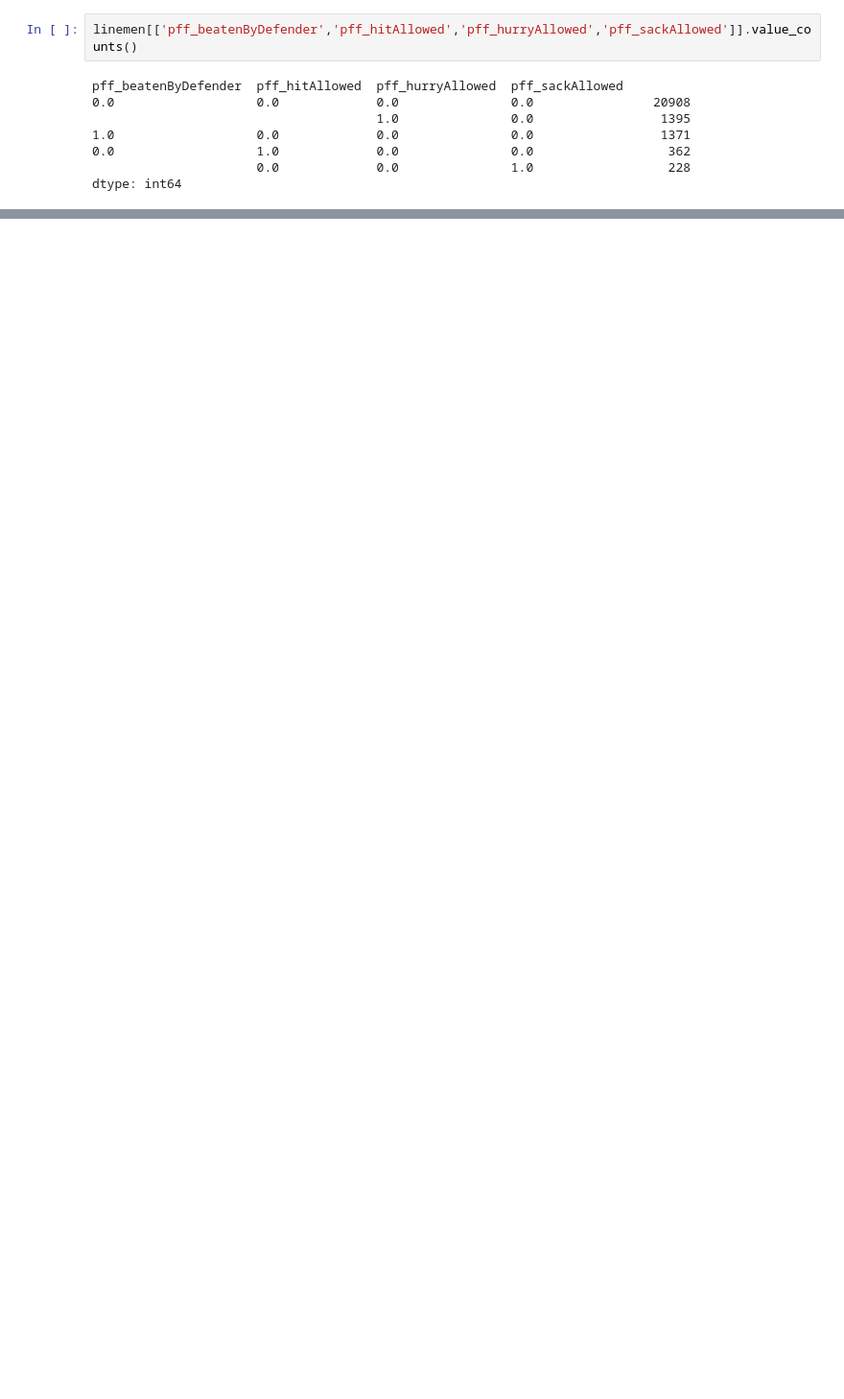
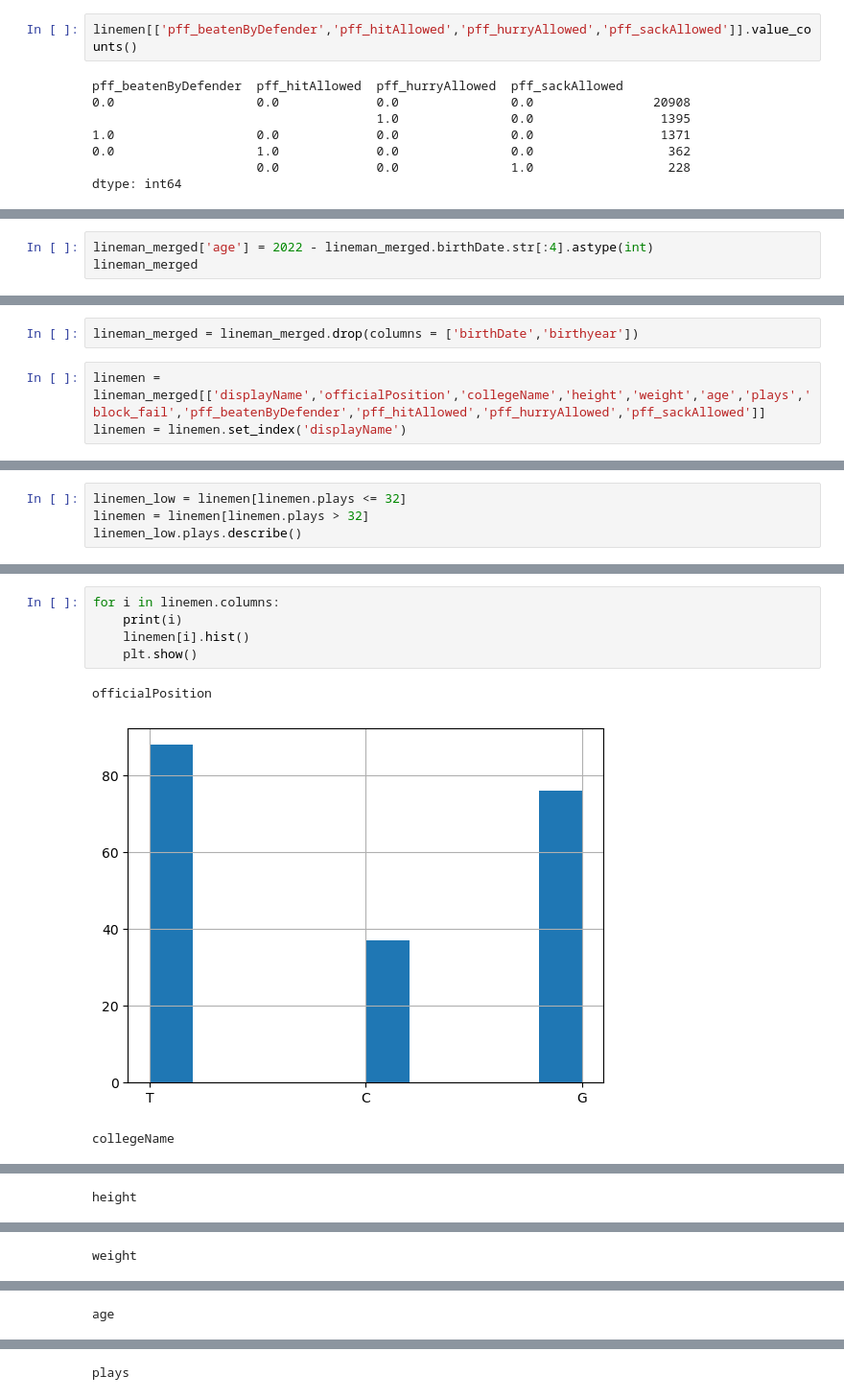
Before and after one commit to Miller-Ryan-1/nfl-linemen, a Jupyter notebook: analysis_playground.ipynb, the cells around one changed output, grey strips where cells are left out. Shown: that part at 96% size. Drawn from its saved outputs; the diff is of its cells as text; blank space fills up the shorter version.

```diff
--- a/analysis_playground.ipynb
+++ b/analysis_playground.ipynb
@@ -510,0 +600,3 @@ dtype: int64
+# %%
+lineman_merged['age'] = 2022 - lineman_merged.birthDate.str[:4].astype(int)
+lineman_merged
@@ -510,0 +617,5 @@ dtype: int64
+# %%
+lineman_merged = lineman_merged.drop(columns = ['birthDate','birthyear'])
+# %%
+linemen = lineman_merged[['displayName','officialPosition','collegeName','height','weight','age','plays','block_fail','pff_beatenByDefender','pff_hitAllowed','pff_hurryAllowed','pff_sackAllowed']]
+linemen = linemen.set_index('displayName')
@@ -510,0 +657,4 @@ dtype: int64
+# %%
+linemen_low = linemen[linemen.plays <= 32]
+linemen = linemen[linemen.plays > 32]
+linemen_low.plays.describe()
@@ -510,0 +684,9 @@ dtype: int64
+# %%
+for i in linemen.columns:
+    print(i)
+    linemen[i].hist()
+    plt.show()
+# %% [output]
+officialPosition
+[figure, added]
+collegeName
@@ -510,0 +694 @@ dtype: int64
+height
@@ -510,0 +696 @@ dtype: int64
+weight
@@ -510,0 +698 @@ dtype: int64
+age
@@ -510,0 +700 @@ dtype: int64
+plays
```
Also changed, not shown: parts of 30 cells of this notebook.
